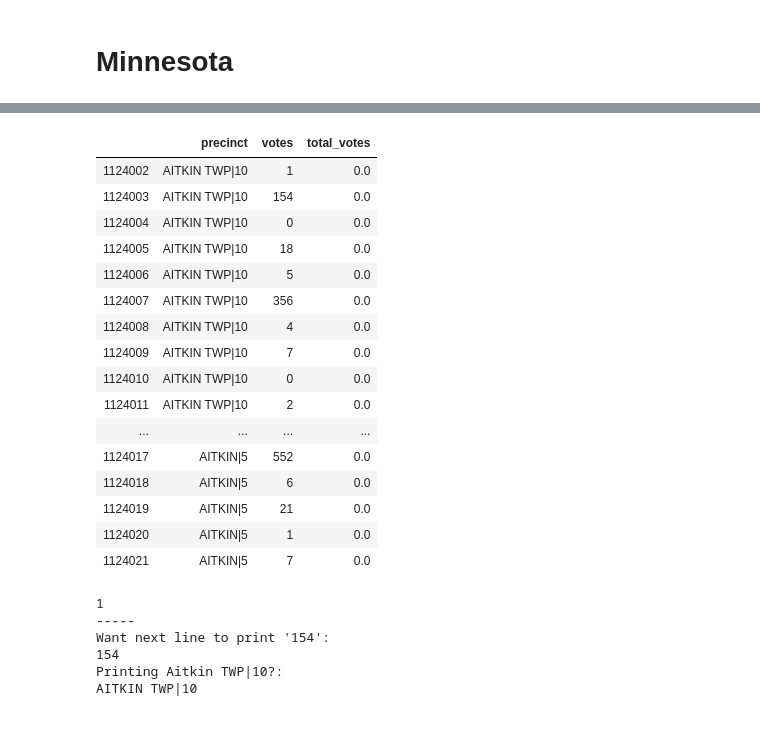
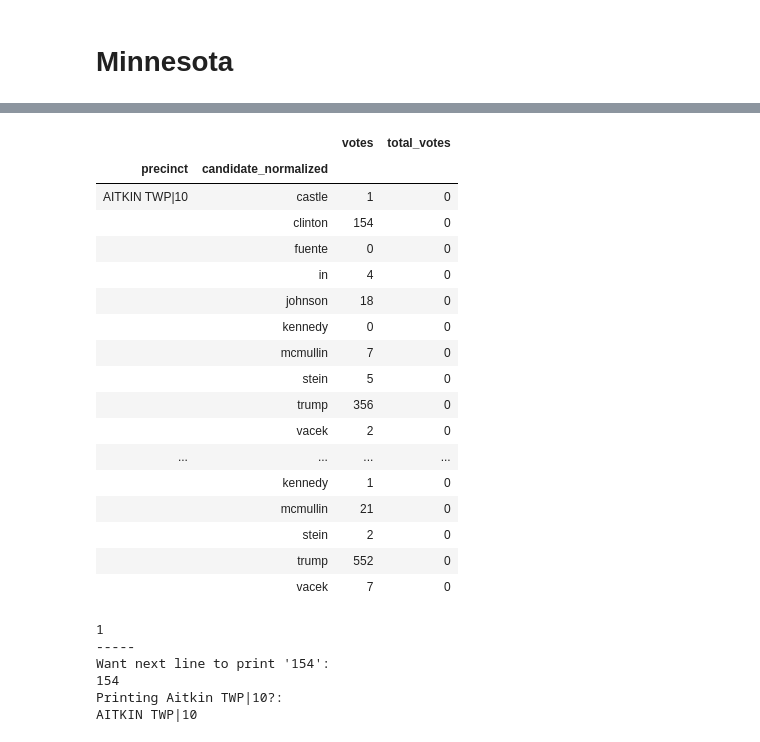
Before and after one commit to VallieTracy/Pres-Election-Partisan-Breakdown, a Jupyter notebook: precincts_main.ipynb, the cells around one changed output, grey strips where cells are left out. Drawn from its saved outputs; the diff is of its cells as text; code cells hidden in the pictures.

```diff
--- a/precincts_main.ipynb
+++ b/precincts_main.ipynb
@@ -132,25 +132,27 @@ See the caveats in the documentation: http://pandas.pydata.org/pandas-docs/stabl
-# %%
-# Now turn the 'Nan' values to 0's
-test2_df['total_votes'] = test2_df['total_votes'].fillna(0)
-test2_df
-# %% [output]
-|  | precinct | votes | total_votes |
-| 1124002 | AITKIN TWP|10 | 1 | 0.0 |
-| 1124003 | AITKIN TWP|10 | 154 | 0.0 |
-| 1124004 | AITKIN TWP|10 | 0 | 0.0 |
-| 1124005 | AITKIN TWP|10 | 18 | 0.0 |
-| 1124006 | AITKIN TWP|10 | 5 | 0.0 |
-| 1124007 | AITKIN TWP|10 | 356 | 0.0 |
-| 1124008 | AITKIN TWP|10 | 4 | 0.0 |
-| 1124009 | AITKIN TWP|10 | 7 | 0.0 |
-| 1124010 | AITKIN TWP|10 | 0 | 0.0 |
-| 1124011 | AITKIN TWP|10 | 2 | 0.0 |
-| ... | ... | ... | ... |
-| 1124017 | AITKIN|5 | 552 | 0.0 |
-| 1124018 | AITKIN|5 | 6 | 0.0 |
-| 1124019 | AITKIN|5 | 21 | 0.0 |
-| 1124020 | AITKIN|5 | 1 | 0.0 |
-| 1124021 | AITKIN|5 | 7 | 0.0 |
+# %%
+# TESTING GROUPBY JUST THIS CELL
+# problem with groupby: still need to loop thru and sum the votes
+test2_groupby = test2_df.groupby(['precinct', 'candidate_normalized']).sum()
+test2_groupby
+# %% [output]
+|  |  | votes | total_votes |
+| precinct | candidate_normalized |  |  |
+| AITKIN TWP|10 | castle | 1 | 0 |
+|  | clinton | 154 | 0 |
+|  | fuente | 0 | 0 |
+|  | in | 4 | 0 |
+|  | johnson | 18 | 0 |
+|  | kennedy | 0 | 0 |
+|  | mcmullin | 7 | 0 |
+|  | stein | 5 | 0 |
+|  | trump | 356 | 0 |
+|  | vacek | 2 | 0 |
+| ... | ... | ... | ... |
+|  | kennedy | 1 | 0 |
+|  | mcmullin | 21 | 0 |
+|  | stein | 2 | 0 |
+|  | trump | 552 | 0 |
+|  | vacek | 7 | 0 |
 # %%
 # TESTING
 print(test2_df.iloc[0, 1])
```
Also changed, not shown: parts of 6 cells of this notebook.
